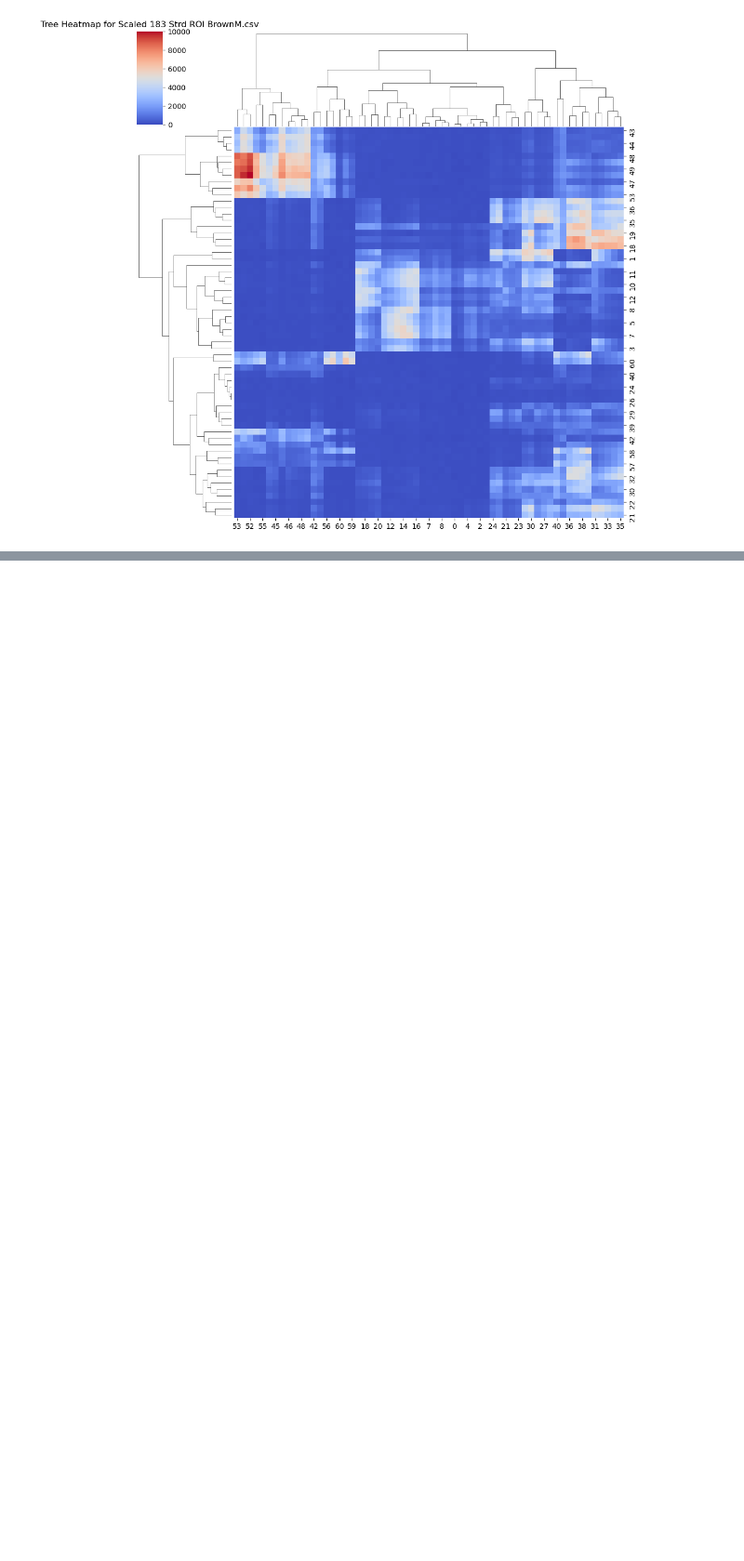
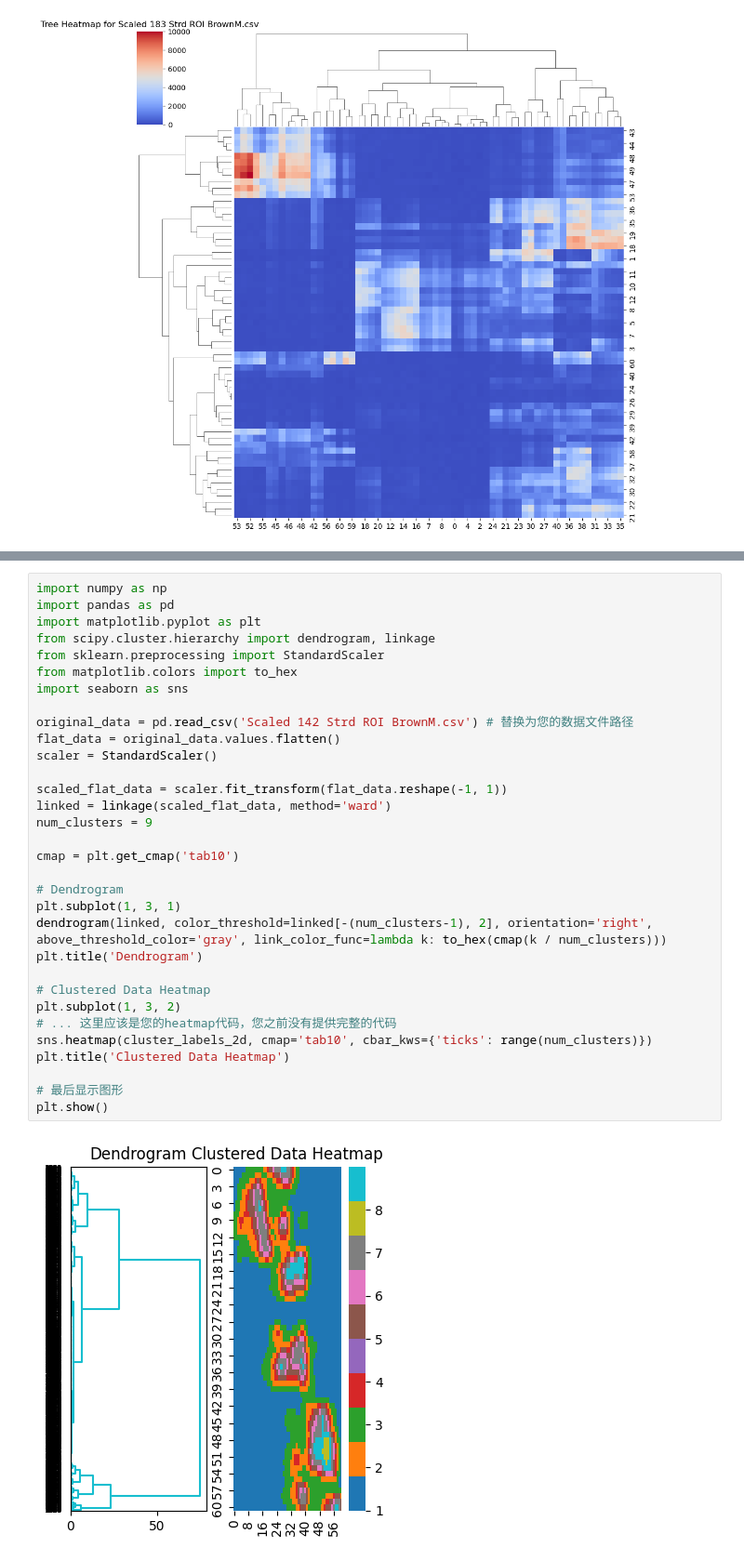
Before and after one commit to 0tt00t/Hello-Kukreja, a Jupyter notebook: scaled.ipynb, the cells around one changed output, grey strips where cells are left out. Shown at 93% size. Saved outputs shown, nothing was run; the diff lists cells and outputs as text; blank space fills up the shorter version.

```diff
--- a/scaled.ipynb
+++ b/scaled.ipynb
@@ -225,0 +265,34 @@ plot_tree_heatmap(data2, 'Tree Heatmap for Scaled 183 Strd ROI BrownM.csv')
+# %%
+import numpy as np
+import pandas as pd
+import matplotlib.pyplot as plt
+from scipy.cluster.hierarchy import dendrogram, linkage
+from sklearn.preprocessing import StandardScaler
+from matplotlib.colors import to_hex
+import seaborn as sns
+
+original_data = pd.read_csv('Scaled 142 Strd ROI BrownM.csv') # 替换为您的数据文件路径
+flat_data = original_data.values.flatten()
+scaler = StandardScaler()
+
+scaled_flat_data = scaler.fit_transform(flat_data.reshape(-1, 1))
+linked = linkage(scaled_flat_data, method='ward')
+num_clusters = 9
+
+cmap = plt.get_cmap('tab10')
+
+# Dendrogram
+plt.subplot(1, 3, 1)
+dendrogram(linked, color_threshold=linked[-(num_clusters-1), 2], orientation='right', above_threshold_color='gray', link_color_func=lambda k: to_hex(cmap(k / num_clusters)))
+plt.title('Dendrogram')
+
+# Clustered Data Heatmap
+plt.subplot(1, 3, 2)
+# ... 这里应该是您的heatmap代码，您之前没有提供完整的代码
+sns.heatmap(cluster_labels_2d, cmap='tab10', cbar_kws={'ticks': range(num_clusters)})
+plt.title('Clustered Data Heatmap')
+
+# 最后显示图形
+plt.show()
+# %% [output]
+[figure, added]
```
Also changed, not shown: parts of 4 cells of this notebook.
